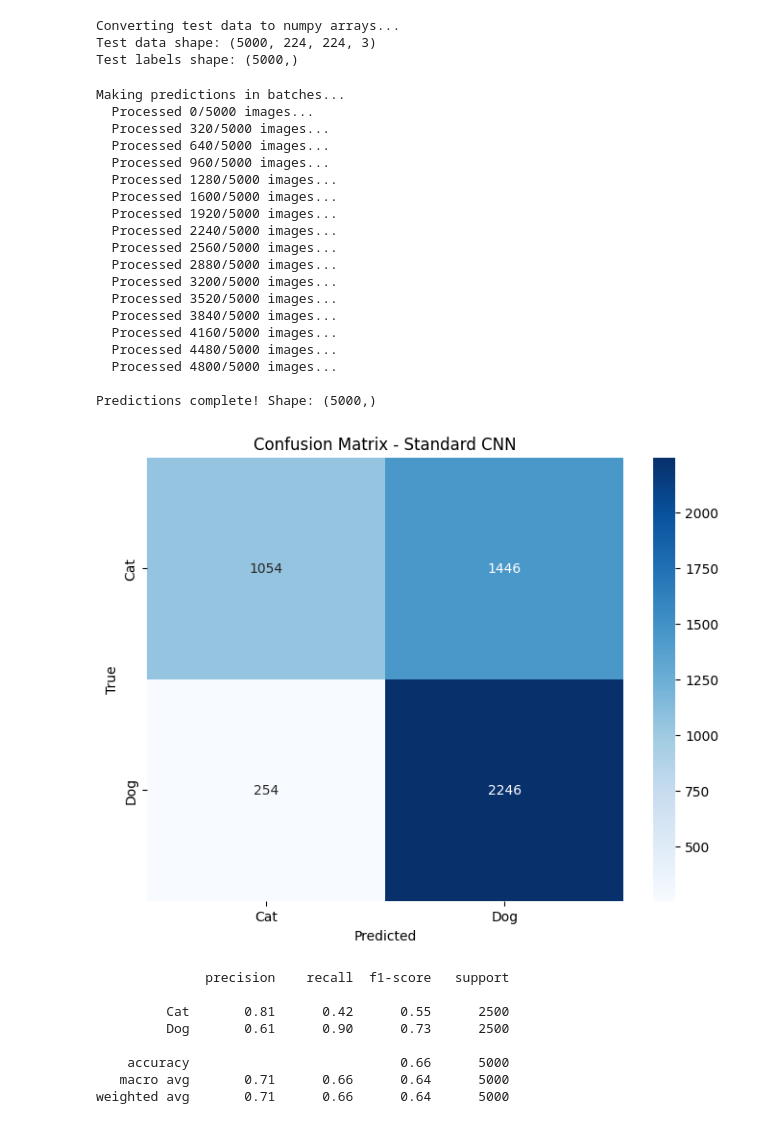
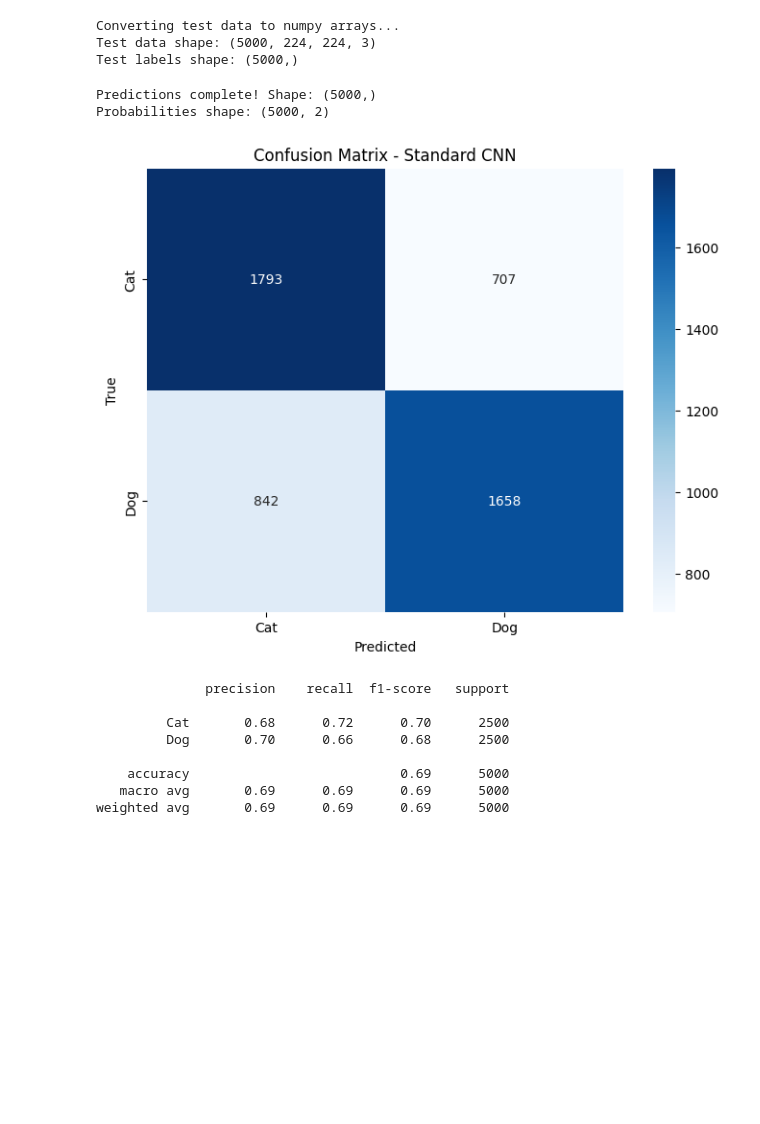
Before and after one commit to noazlee/stat340_bayesian_cnns, a Jupyter notebook: notebooks/standard_cnn_cats_dogs.ipynb, the cells around one changed output. Cells and saved outputs as stored; diff of their text form; code cells hidden in the pictures; blank space fills up the shorter version.

```diff
--- a/notebooks/standard_cnn_cats_dogs.ipynb
+++ b/notebooks/standard_cnn_cats_dogs.ipynb
@@ -401,11 +407,7 @@ Final Validation Accuracy: 84.70%
 device = torch.device('cuda' if torch.cuda.is_available() else 'cpu')
 
 model = CNN().to(device)
-
-# Load the checkpoint
-checkpoint = torch.load(f'{save_dir}/checkpoint_epoch_10_standard.pth')
-
-# Extract and load only the model state dictionary
+checkpoint = torch.load(f'{save_dir}/standard_cnn_catdog.pth', weights_only=False)
 model.load_state_dict(checkpoint['model_state_dict'])
 model.eval()
 # %% [output]
@@ -445,81 +447,61 @@ Converting test data to numpy arrays...
 Test data shape: (5000, 224, 224, 3)
 Test labels shape: (5000,)
 # %%
-# Make predictions in batches to avoid OOM
 model.eval()
 y_pred_list = []
-batch_size = 32  # Adjust this if you still get OOM errors
+y_pred_proba_list = []
+batch_size = 32
 
-print("Making predictions in batches...")
 with torch.no_grad():
     for i in range(0, len(X_test), batch_size):
-        # Get batch
         batch_end = min(i + batch_size, len(X_test))
         batch_data = X_test[i:batch_end]
-
-        # Convert to tensor and move to GPU
         batch_tensor = torch.FloatTensor(batch_data).permute(0, 3, 1, 2).to(device)
 
-        # Make predictions
         outputs = model(batch_tensor)
+        probs = F.softmax(outputs, dim=1)  # Convert logits to probabilities
         _, batch_pred = torch.max(outputs, 1)
 
-        # Move predictions back to CPU and store
+        # Move predictions and probabilities back to CPU and store
         y_pred_list.extend(batch_pred.cpu().numpy())
+        y_pred_proba_list.extend(probs.cpu().numpy())
 
         # Clear GPU memory
-        del batch_tensor, outputs, batch_pred
+        del batch_tensor, outputs, batch_pred, probs
         torch.cuda.empty_cache()
 
-        if (i // batch_size) % 10 == 0:
-            print(f"  Processed {i}/{len(X_test)} images...")
+        # if (i // batch_size) % 10 == 0:
+        #     print(f"-Processed {i}/{len(X_test)} images...")
 
 y_pred = np.array(y_pred_list)
+y_pred_proba = np.array(y_pred_proba_list)
 y_test_true = y_test.astype(int)
 
-print(f"\nPredictions complete! Shape: {y_pred.shape}")
+print(f"Predictions complete! Shape: {y_pred.shape}")
+print(f"Probabilities shape: {y_pred_proba.shape}")
 
-# Print confusion matrix
 cm = confusion_matrix(y_test_true, y_pred)
 plt.figure(figsize=(8, 6))
 sns.heatmap(cm, annot=True, fmt='d', cmap='Blues',
             xticklabels=['Cat', 'Dog'],
             yticklabels=['Cat', 'Dog'])
 plt.xlabel('Predicted')
 plt.ylabel('True')
 plt.title('Confusion Matrix - Standard CNN')
 plt.show()
 
-# Print classification report
 print(classification_report(y_test_true, y_pred,
                           target_names=['Cat', 'Dog']))
 # %% [output]
-Making predictions in batches...
-  Processed 0/5000 images...
-  Processed 320/5000 images...
-  Processed 640/5000 images...
-  Processed 960/5000 images...
-  Processed 1280/5000 images...
-  Processed 1600/5000 images...
-  Processed 1920/5000 images...
-  Processed 2240/5000 images...
-  Processed 2560/5000 images...
-  Processed 2880/5000 images...
-  Processed 3200/5000 images...
-  Processed 3520/5000 images...
-  Processed 3840/5000 images...
-  Processed 4160/5000 images...
-  Processed 4480/5000 images...
-  Processed 4800/5000 images...
-
 Predictions complete! Shape: (5000,)
+Probabilities shape: (5000, 2)
-[figure, old version]
+[figure, new version]
               precision    recall  f1-score   support
 
-         Cat       0.81      0.42      0.55      2500
-         Dog       0.61      0.90      0.73      2500
+         Cat       0.68      0.72      0.70      2500
+         Dog       0.70      0.66      0.68      2500
 
-    accuracy                           0.66      5000
-   macro avg       0.71      0.66      0.64      5000
-weighted avg       0.71      0.66      0.64      5000
+    accuracy                           0.69      5000
+   macro avg       0.69      0.69      0.69      5000
+weighted avg       0.69      0.69      0.69      5000
 # %%
```
Also changed, not shown: parts of 12 cells of this notebook, 5 other files.
